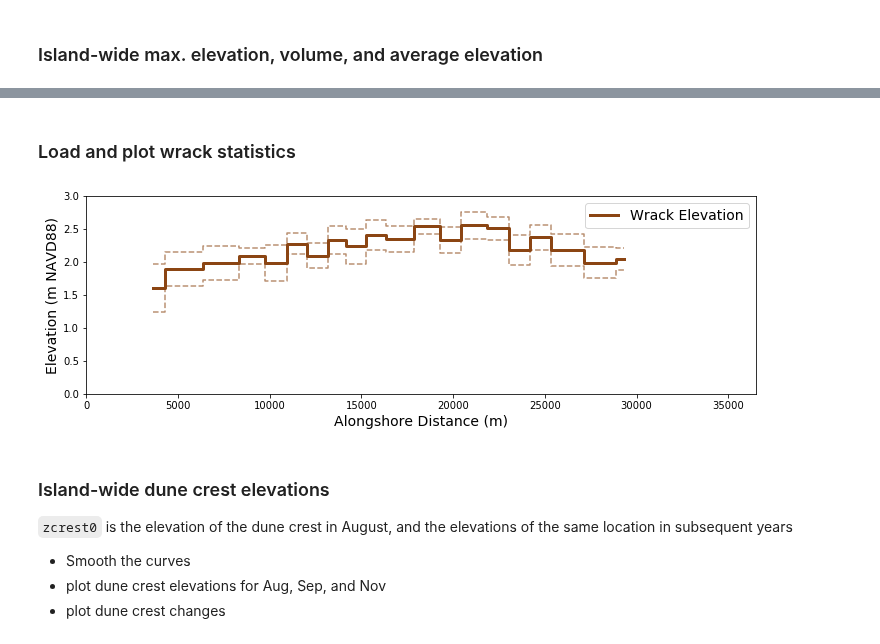
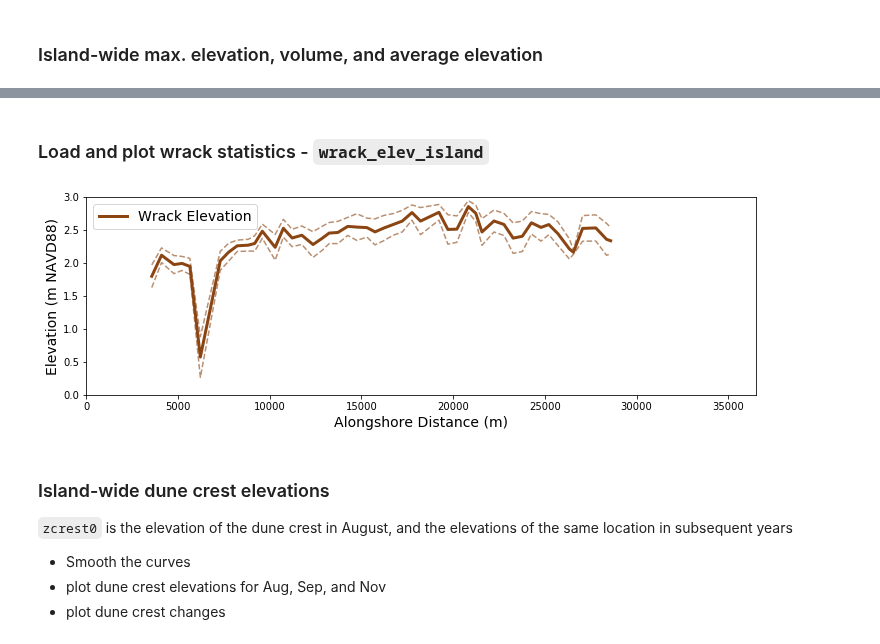
Before and after one commit to csherwood-usgs/CoreBx, a Jupyter notebook: Process_CoreBx_island_v5.ipynb, the cells around one changed output, grey strips where cells are left out. Saved outputs shown, nothing was run; the diff lists cells and outputs as text; code cells hidden in the pictures.

```diff
--- a/Process_CoreBx_island_v5.ipynb
+++ b/Process_CoreBx_island_v5.ipynb
@@ -565,2 +715,2 @@ plt.savefig(fig_name,bbox_inches='tight', format='png', dpi = 200)
 # %% [markdown]
-### Load and plot wrack statistics
+### Load and plot wrack statistics - `wrack_elev_island`
@@ -567,25 +725,24 @@ plt.savefig(fig_name,bbox_inches='tight', format='png', dpi = 200)
+# %%
+# read updated wrack statistics from Jin-Si
+df=pd.read_csv("NCB_Wrack_line_ebk.csv",header = 0)
 # %%
-green5=['#edf8e9','#bae4b3','#74c476','#31a354','#006d2c']
-df=pd.read_csv("NCB_Wrack_statistics.csv",header = 0)
-
-wx = df['X_point_avg'].values
-wy = df['Y_point_avg'].values
-walong, wacross = UTM2Island(wx,wy)
-
 plt.figure(figsize=(12,8))
 ax1=plt.subplot(211)
-plt.plot(walong,df['Wrack_elev_avg'].values+df['STD'].values,'--',c='saddlebrown',alpha=.6,drawstyle='steps-mid')
-plt.plot(walong,df['Wrack_elev_avg'].values-df['STD'].values,'--',c='saddlebrown',alpha=.6,drawstyle='steps-mid')
-plt.plot(walong,df['Wrack_elev_avg'].values, drawstyle='steps-mid',linewidth=3,c='saddlebrown',label="Wrack Elevation")
+plt.plot(df['Xisl_500m_avg'],df['Wrack_Elev_500m_avg'].values+df['STD_500m'].values,'--',c='saddlebrown',alpha=.6)
+plt.plot(df['Xisl_500m_avg'],df['Wrack_Elev_500m_avg'].values-df['STD_500m'].values,'--',c='saddlebrown',alpha=.6)
+plt.plot(df['Xisl_500m_avg'],df['Wrack_Elev_500m_avg'].values,linewidth=3,c='saddlebrown',label="Wrack Elevation")
 plt.ylim((0, 3))
 #plt.text(0.02, 0.92,'a',horizontalalignment='left',verticalalignment='center',transform = ax1.transAxes, fontweight='bold')
 plt.legend(fontsize=14)
 plt.ylabel('Elevation (m NAVD88)',fontsize=14)
 plt.xlim((0,36500))
 plt.xlabel('Alongshore Distance (m)',fontsize=14)
-plt.savefig('wrack_elev_island.png',bbox_inches='tight', format='png', dpi = 200)
+fig_name = 'wrack_elev_island.svg'
+plt.savefig(fig_name,bbox_inches='tight', format='svg')
+fig_name = 'wrack_elev_island.png'
+plt.savefig(fig_name,bbox_inches='tight', format='png', dpi = 200)
 # %% [output]
-[figure, old version]
+[figure, new version]
 # %% [markdown]
 ### Island-wide dune crest elevations
 
```
Also changed, not shown: parts of 44 cells of this notebook, 1 other file.
